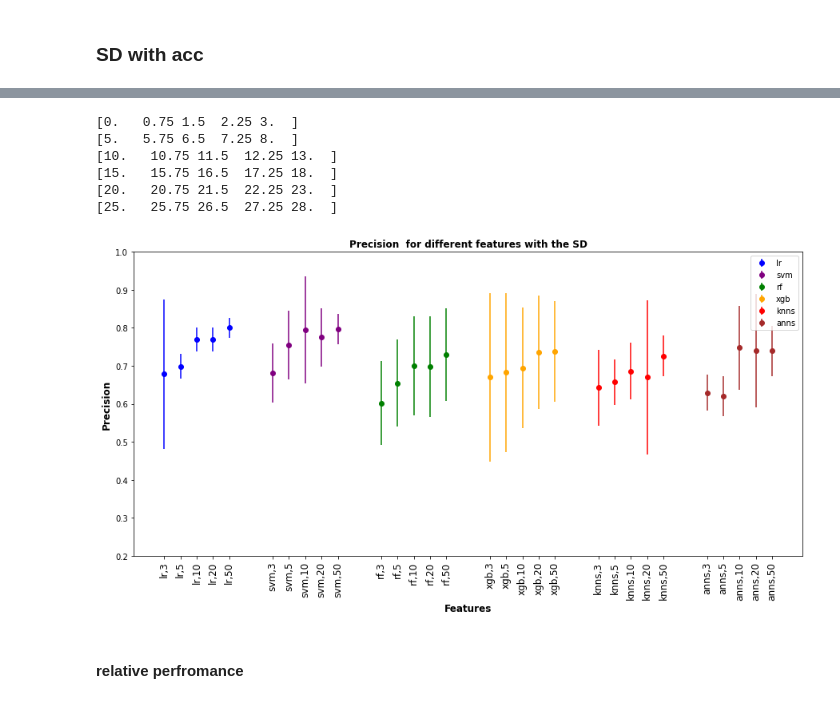
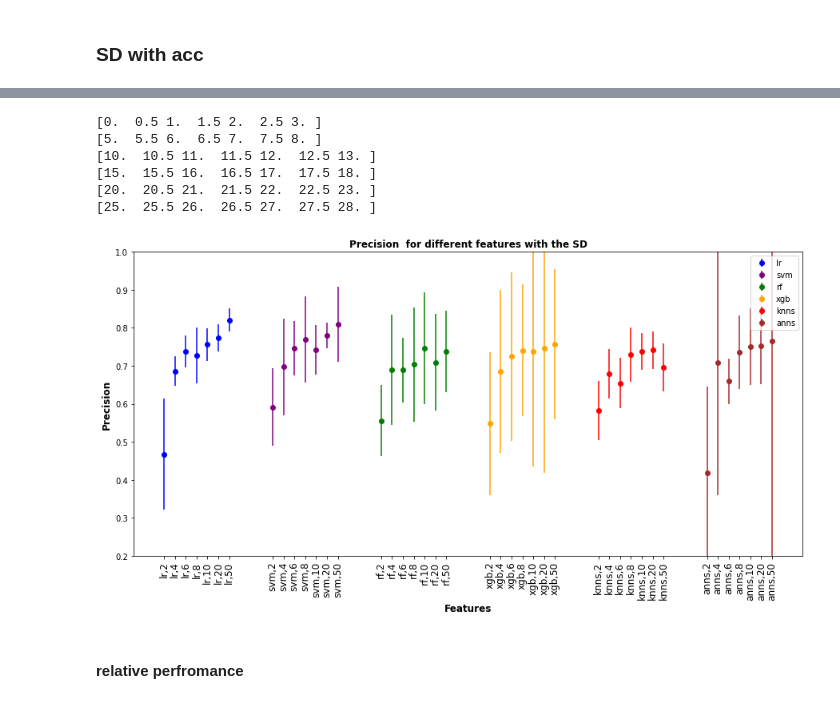
Before and after one commit to eahussein/apple_classification, a Jupyter notebook: workF_ml_1000.ipynb, the cells around one changed output, grey strips where cells are left out. Saved outputs shown, nothing was run; the diff lists cells and outputs as text; code cells hidden in the pictures.

Commit message:
changed/added (local max, test size, permutation, re-did all results)

```diff
--- a/workF_ml_1000.ipynb
+++ b/workF_ml_1000.ipynb
@@ -83,7 +99,7 @@ df_input_scaled
 # %%
 from sklearn.model_selection import train_test_split
 
-Xtrain, Xtest, Ytrain, Ytest = train_test_split( df_input_scaled, y, test_size = 0.4, random_state=3, stratify=y) # train and valid sets
+Xtrain, Xtest, Ytrain, Ytest = train_test_split( df_input_scaled, y, test_size = 0.3, random_state=3, stratify=y) # train and valid sets
 # %%
 print(Xtrain.shape)
 print(Xtest.shape)
@@ -98,7 +132,7 @@ print(Xtest.shape)
 # %% [markdown]
 ### ML with diffrint features as an input
 # %%
-number_features = [3, 5, 10, 20, 50] # define the number features.
+number_features = [2, 4, 6, 8, 10, 20, 50] # define the number features.
 # number_features = [3, 5] # define the number features
 # %% [markdown]
 #### define the hyper parameters
@@ -126,11 +160,30 @@ svm_par = dict(gamma=gamma_range, C=C_range)
 
 #########################
 
-n_estimators = range(10, 800, 50)
+# Number of trees in random forest
+n_estimators = [int(x) for x in np.linspace(start = 200, stop = 2000, num = 10)]
+# Number of features to consider at every split
+max_features = ['auto', 'sqrt']
+# Maximum number of levels in tree
+max_depth = [int(x) for x in np.linspace(10, 110, num = 11)]
+max_depth.append(None)
+# Minimum number of samples required to split a node
+min_samples_split = [2, 5, 10]
+# Minimum number of samples required at each leaf node
+min_samples_leaf = [1, 2, 4]
+# Method of selecting samples for training each tree
+bootstrap = [True, False]
+# Create the random grid
+
 #max_features = ['sqrt', 'log2']
 
 rf = RandomForestClassifier(random_state=1)
-rf_par = dict(n_estimators=n_estimators)
+rf_par = {'n_estimators': n_estimators,
+               'max_features': max_features,
+               'max_depth': max_depth,
+               'min_samples_split': min_samples_split,
+               'min_samples_leaf': min_samples_leaf,
+               'bootstrap': bootstrap}
 #######################
 # https://www.kaggle.com/code/tilii7/hyperparameter-grid-search-with-xgboost/notebook
 xgb_par = {
@@ -160,14 +213,11 @@ anns_par = {
 ################
 
 
-models = [[lr, 'lr', 30], [svm, 'svm', 10], [rf, 'rf', 30], [xgb, 'xgb', 30], [knns, 'knns', 30], [anns, 'anns', 30]]
+models = [[lr, 'lr', 14], [svm, 'svm', 10], [rf, 'rf', 30], [xgb, 'xgb', 30], [knns, 'knns', 30], [anns, 'anns', 30]]
 par = [lr_par, svm_par, rf_par, xgb_par, knns_par, anns_par]
 
-# models = [[lr, 'lr', 30], [xgb, 'xgb', 2]]
-# par = [lr_par, xgb_par]
-
-# models = [[xgb, 'xgb'], [anns, 'anns']]
-# par = [xgb_par, anns_par]
+# models = [[lr, 'lr']]
+# par = [lr_par]
 # %%
 ### splits
 # splits = [0.4]
@@ -251,9 +271,9 @@ print(ml_dicts.keys())
 # %% [output]
 dict_keys(['lr', 'svm', 'rf', 'xgb', 'knns', 'anns'])
 # %%
-ml_dicts_1000 = ml_dicts
+# ml_dicts_1000 = ml_dicts
 
-%store ml_dicts_1000
+# %store ml_dicts_1000
 # %% [output]
 Stored 'ml_dicts_1000' (dict)
 # %%
@@ -286,37 +306,37 @@ print(arr_all)
 # %%
 colors = ['blue', 'purple', 'green', 'orange', 'red', 'brown']
 plt.figure(figsize=(15, 7))
 plt.title( "Precision  for different features with the SD", fontweight ='bold', fontsize =12)
 plt.xlabel("Features", fontweight ='bold', fontsize =12)
 plt.ylabel("Precision", fontweight ='bold', fontsize =12)
 
 count = 0
 n = len(colors)-1
 
 space = []
 tickFeat = []
 
 for result, model, color in zip(arr_all, models, colors):
-    a = np.linspace(n*count, n*(1+count)-2,5)
+    a = np.linspace(n*count, n*(1+count)-2,7)
     print(a)
     space.extend(a)
     tickFeat.extend(result[0])
     plt.errorbar( a, result[1], result[2], fmt='o', label =model[1], color = color)
     count += 1
 
 plt.xticks(space, tickFeat, rotation = 'vertical',  fontsize =12)
 plt.ylim(.2, 1)
 plt.legend()
 
 plt.show()
 # %% [output]
-[0.   0.75 1.5  2.25 3.  ]
-[5.   5.75 6.5  7.25 8.  ]
-[10.   10.75 11.5  12.25 13.  ]
-[15.   15.75 16.5  17.25 18.  ]
-[20.   20.75 21.5  22.25 23.  ]
-[25.   25.75 26.5  27.25 28.  ]
+[0.  0.5 1.  1.5 2.  2.5 3. ]
+[5.  5.5 6.  6.5 7.  7.5 8. ]
+[10.  10.5 11.  11.5 12.  12.5 13. ]
+[15.  15.5 16.  16.5 17.  17.5 18. ]
+[20.  20.5 21.  21.5 22.  22.5 23. ]
+[25.  25.5 26.  26.5 27.  27.5 28. ]
-[figure, old version]
+[figure, new version]
 # %% [markdown]
 #### relative perfromance
 # %%
```
Also changed, not shown: parts of 8 cells of this notebook, 2 other files.
